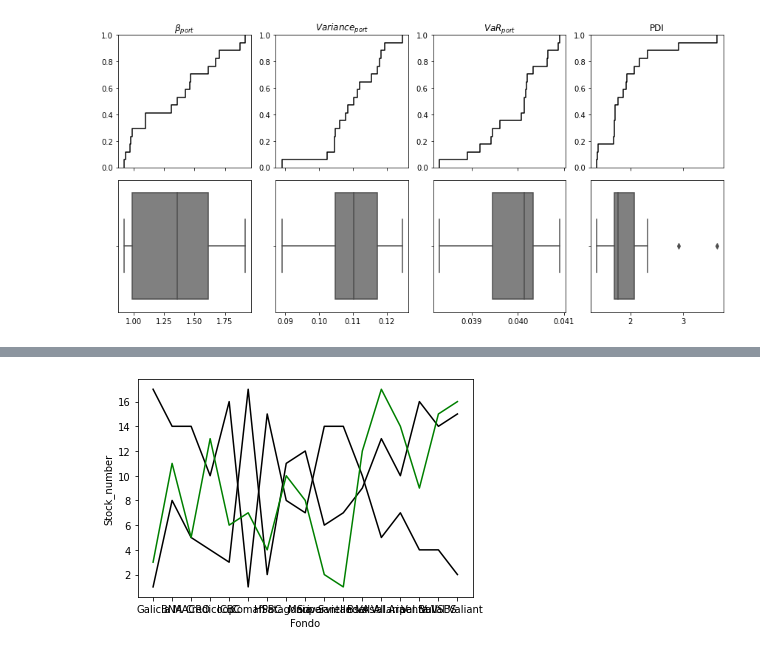
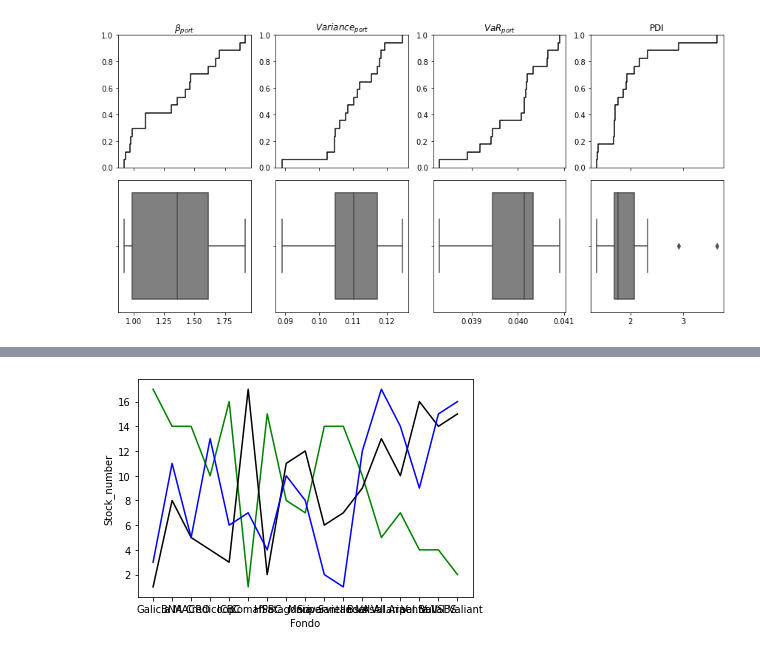
Before and after one commit to quatrope/garpar, a Jupyter notebook: draft/FCIevaluate.ipynb, the cells around one changed output, grey strips where cells are left out. Drawn from its saved outputs; the diff is of its cells as text; code cells hidden in the pictures.

```diff
--- a/draft/FCIevaluate.ipynb
+++ b/draft/FCIevaluate.ipynb
@@ -106,8 +108,8 @@ def get_metrics(nfondo):
         "Sharpe_Ratio": mopt.risk.sharpe(),
         "Treynor_Ratio": mopt.risk.treynor_ratio(),
         "Cross_Entropy": mopt.div.cross_entropy(),
-        "Entropy_KeyZang": mopt.div.ke_zang_entropy(),
-        "Entropy_Zheng": mopt.div.zheng_entropy(),
+        "KeyZang_Entropy": mopt.div.ke_zang_entropy(),
+        "Zheng_Entropy": mopt.div.zheng_entropy(),
         #"Delta_diversific": mopt.div.delta(),
         "Div_Ratio": mopt.div.ratio(),
         "CV_MC":(mopt.div.mrc() *  mopt.weights).std() / (mopt.div.mrc() *  mopt.weights).mean(),
@@ -692,11 +686,11 @@ IndexError: Inconsistent shape between the condition and the input (got (14, 1)
 # %%
 sn = rank_df["Stock_number"]
 pdi = rank_df["PDI"]
 critic = rank_df["CRITIC"]
 entropy =rank_df["Entropy"]
-sns.lineplot(data=sn,color="k")
+sns.lineplot(data=sn,color="g")
 sns.lineplot(data=pdi,color="k")
-sns.lineplot(data=critic,color="g")
+sns.lineplot(data=critic,color="b")
 plt.show()
 # %% [output]
-[figure, old version]
+[figure, new version]
```
Also changed, not shown: parts of 26 cells of this notebook.
